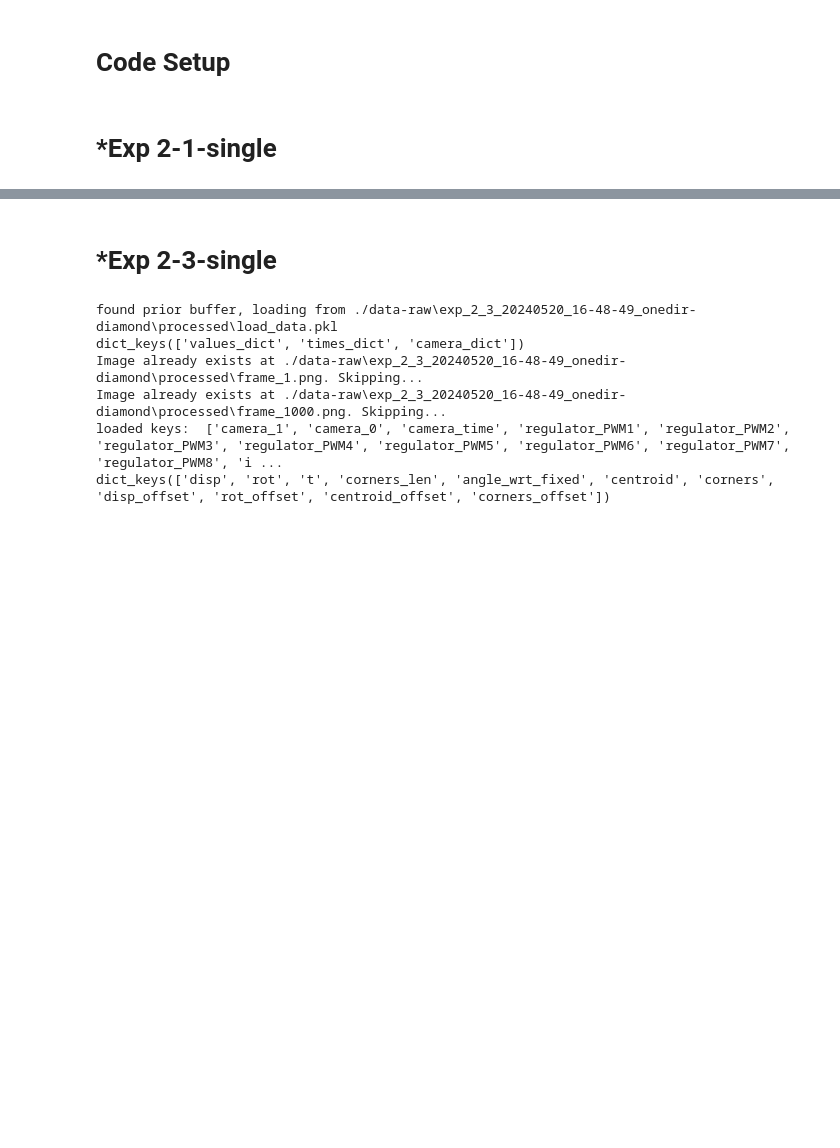
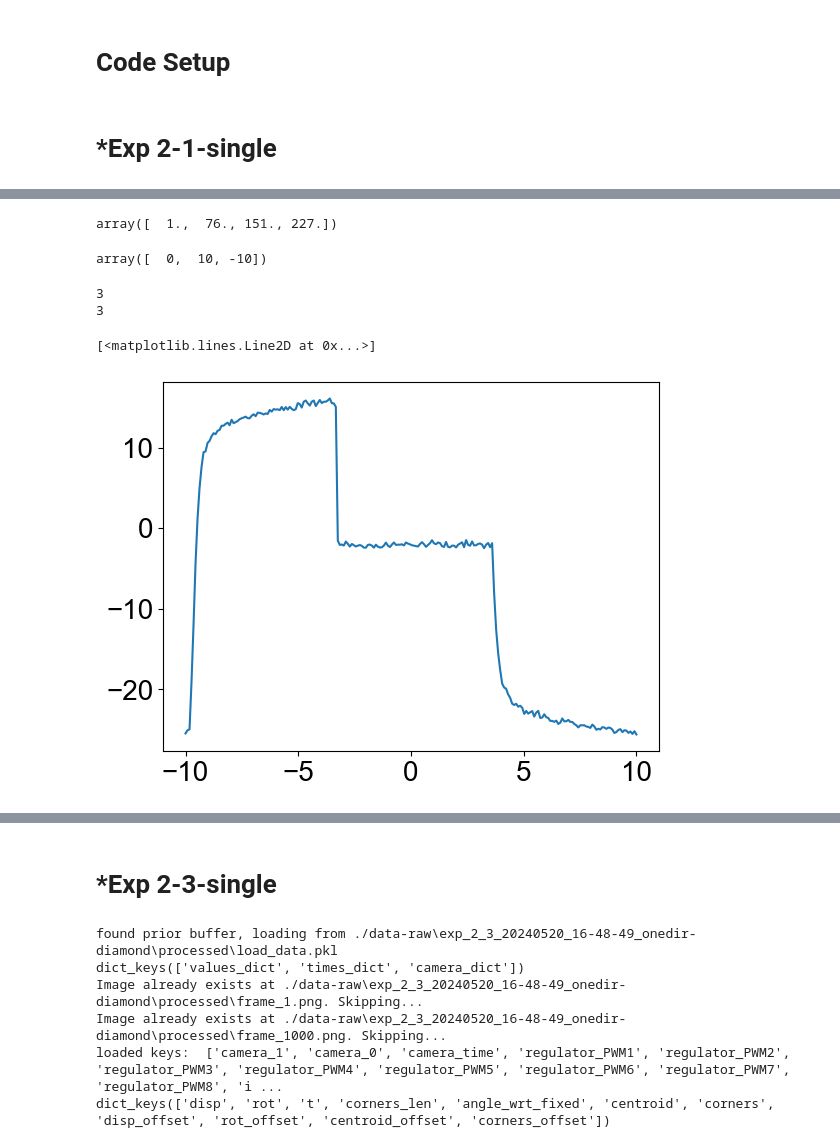
Before and after one commit to eugeneng04/bml, a Jupyter notebook: simulator/plots_combined.ipynb, the cells around one changed output, grey strips where cells are left out. Saved outputs shown, nothing was run; the diff lists cells and outputs as text; code cells hidden in the pictures; blank space fills up the shorter version.

```diff
--- a/simulator/plots_combined.ipynb
+++ b/simulator/plots_combined.ipynb
@@ -64,0 +220,28 @@ dict_keys(['disp', 'rot', 't', 'corners_len', 'angle_wrt_fixed', 'centroid', 'co
+# %%
+# now do time array
+display(r_val_index, r_val)
+# for i in range(len(r_val_index) - 1):
+lens = np.array([len(angles) for angles in angle_segmented])
+sorted_lens = lens[ind]
+#sorted_lens
+sorted_r_val = np.sort(r_val)
+x_vals = np.array([])
+print(len(sorted_r_val))
+print(len(sorted_lens))
+# for i in range(len(sorted_r_val) - 1):
+#     x_vals = np.append(x_vals, np.linspace(sorted_r_val[i], sorted_r_val[i + 1], sorted_lens[i]))
+# len(x_vals)
+x_vals = np.linspace(np.min(r_val), np.max(r_val), len(sorted_angles))
+# %% [output]
+array([  1.,  76., 151., 227.])
+array([  0,  10, -10])
+3
+3
+# %%
+fig, ax = plt.subplots()
+ax.plot(x_vals, sorted_angles)
+# print(len(sorted_angles))
+# len(angleDict[1])
+# %% [output]
+[<matplotlib.lines.Line2D at 0x...>]
+[figure, added]
```
Also changed, not shown: parts of 13 cells of this notebook, 8 other files.
